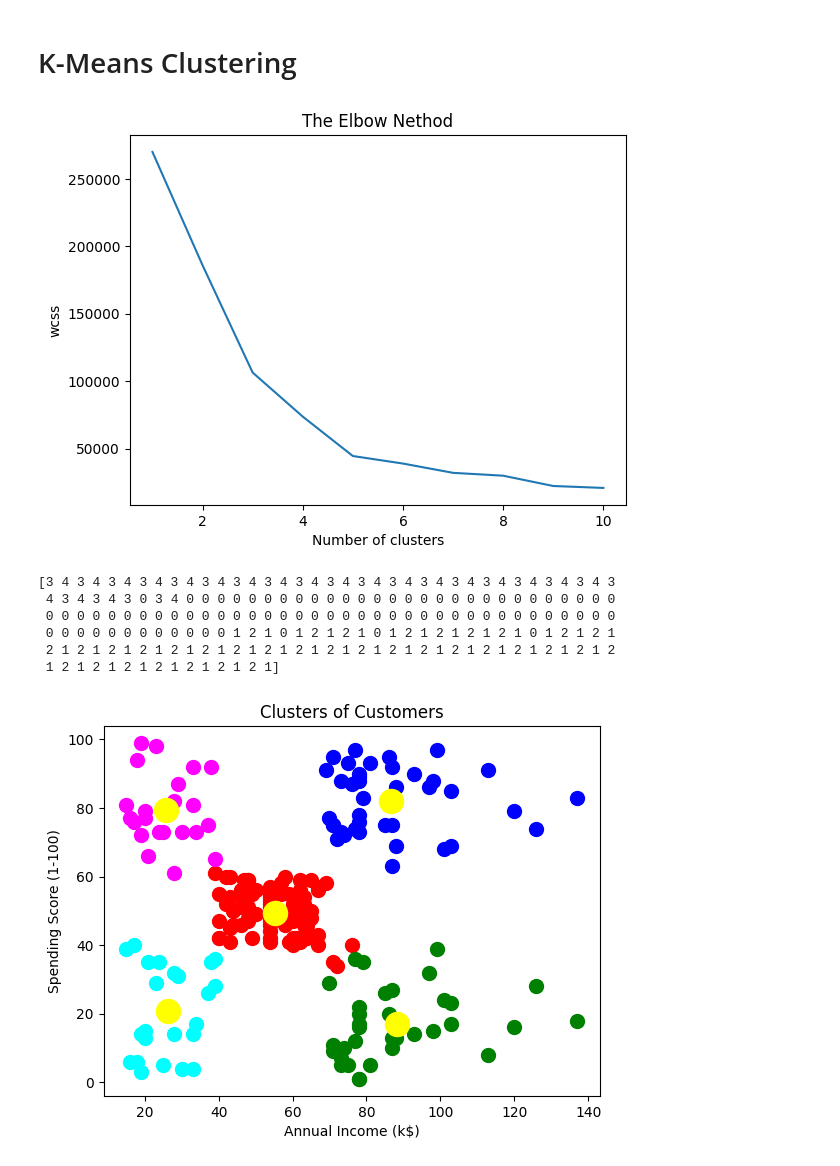
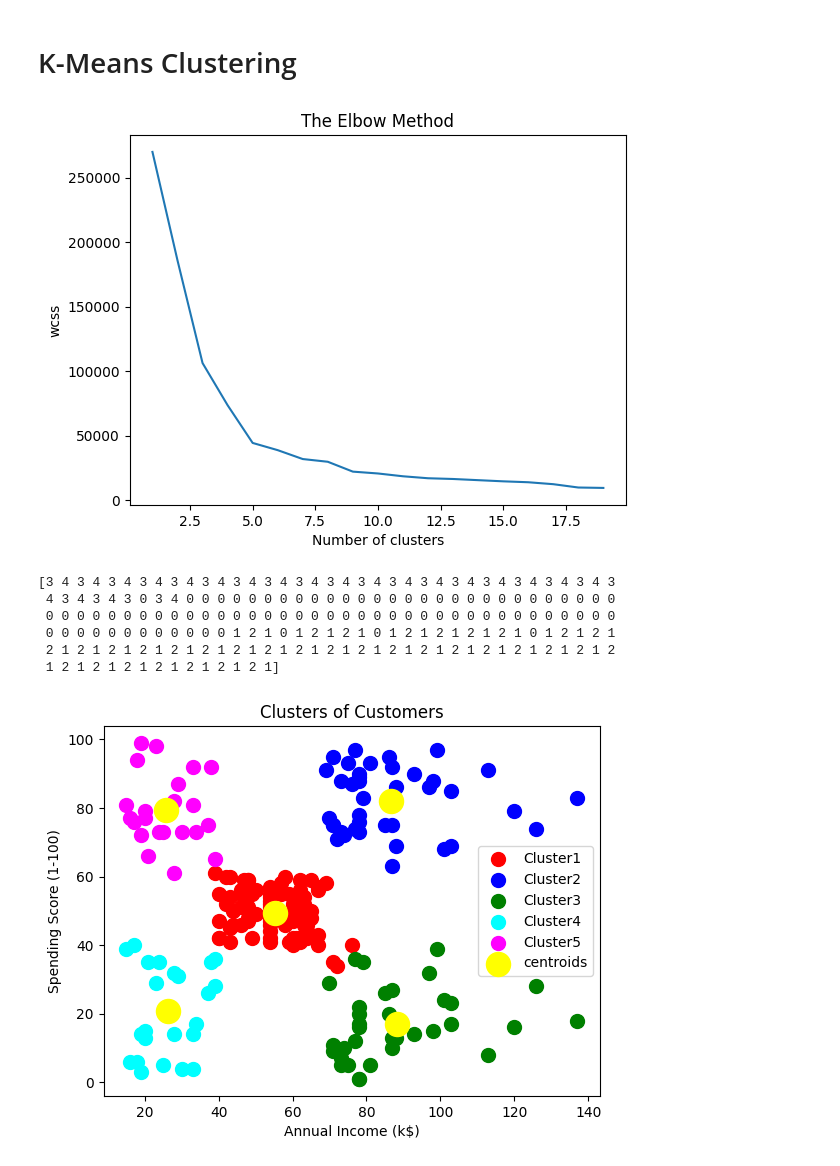
Before and after one commit to Sparshr04/Machine-Learning-360, a Jupyter notebook: Clustering/K_Means_Clustering/model.ipynb, the cells around one changed output. Cells and saved outputs as stored; diff of their text form; code cells hidden in the pictures.

```diff
--- a/Clustering/K_Means_Clustering/model.ipynb
+++ b/Clustering/K_Means_Clustering/model.ipynb
@@ -10,17 +10,17 @@ X = df.iloc[:, [3,4]].values
 # %%
 from sklearn.cluster import KMeans
 wcss = []
-for i in range(1,11):
+for i in range(1,20):
     kmeans = KMeans(n_clusters=i, init='k-means++', random_state=0)
     kmeans.fit(X)
     wcss.append(kmeans.inertia_)
-plt.plot(range(1,11), wcss)
-plt.title("The Elbow Nethod")
+plt.plot(range(1,20), wcss)
+plt.title("The Elbow Method")
 plt.xlabel('Number of clusters')
 plt.ylabel('wcss')
 plt.show()
 # %% [output]
-[figure, old version]
+[figure, new version]
 # %%
 kmeans = KMeans(n_clusters=5, random_state=0,init='k-means++')
 y_kmeans = kmeans.fit_predict(X)
@@ -43,6 +43,7 @@ plt.scatter(kmeans.cluster_centers_[:,0], kmeans.cluster_centers_[:,1], s=300, c
 plt.title("Clusters of Customers")
 plt.xlabel('Annual Income (k$)')
 plt.ylabel('Spending Score (1-100)')
+plt.legend()
 plt.show()
 # %% [output]
-[figure, old version]
+[figure, new version]
```
Also changed, not shown: parts of 5 cells of this notebook.
